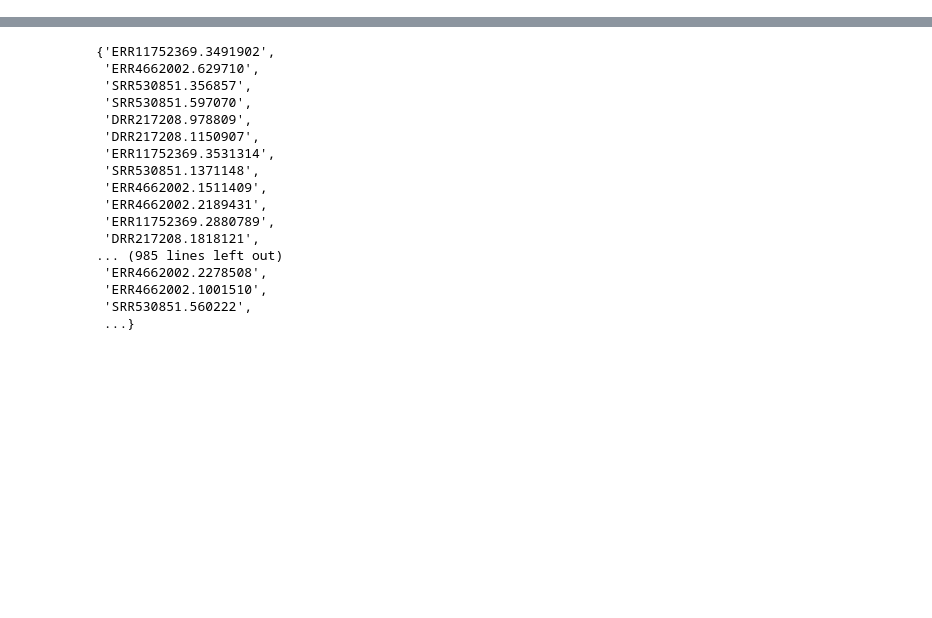
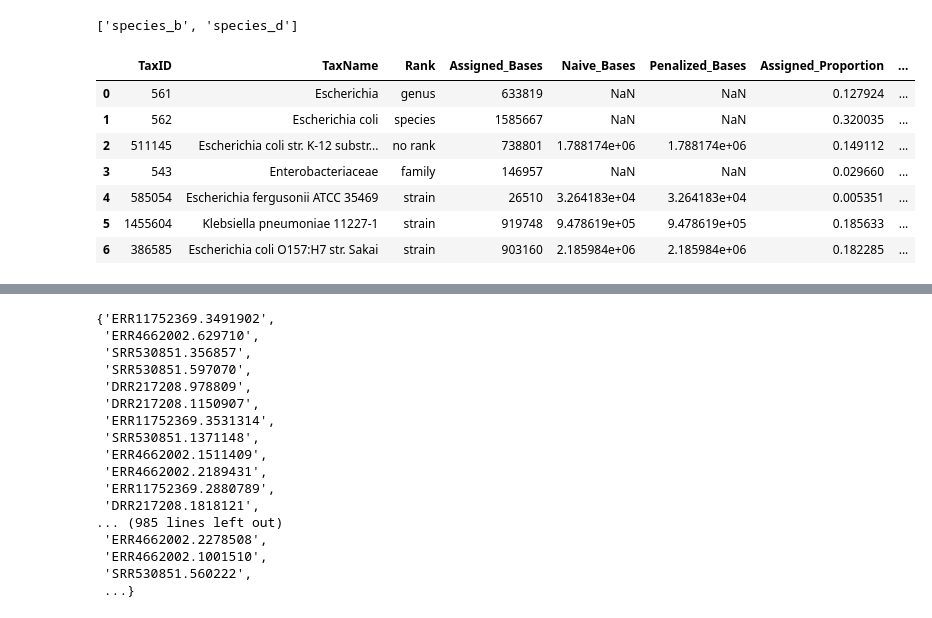
Before and after one commit to mistergroot/cladeaid, a Jupyter notebook: jupyter_notebooks/CladeAid.ipynb, the cells around one changed output, grey strips where cells are left out. Saved outputs shown, nothing was run; the diff lists cells and outputs as text; code cells hidden in the pictures; blank space fills up the shorter version.

```diff
--- a/jupyter_notebooks/CladeAid.ipynb
+++ b/jupyter_notebooks/CladeAid.ipynb
@@ -2,0 +44,4 @@ import pandas as pd
+# %%
+final_matrix.columns.tolist()
+# %% [output]
+['species_b', 'species_d']
@@ -2,0 +54,11 @@ import pandas as pd
+# %%
+tmp
+# %% [output]
+|  | TaxID | TaxName | Rank | Assigned_Bases | Naive_Bases | Penalized_Bases | Assigned_Proportion | ... |
+| 0 | 561 | Escherichia | genus | 633819 | NaN | NaN | 0.127924 | ... |
+| 1 | 562 | Escherichia coli | species | 1585667 | NaN | NaN | 0.320035 | ... |
+| 2 | 511145 | Escherichia coli str. K-12 substr... | no rank | 738801 | 1.788174e+06 | 1.788174e+06 | 0.149112 | ... |
+| 3 | 543 | Enterobacteriaceae | family | 146957 | NaN | NaN | 0.029660 | ... |
+| 4 | 585054 | Escherichia fergusonii ATCC 35469 | strain | 26510 | 3.264183e+04 | 3.264183e+04 | 0.005351 | ... |
+| 5 | 1455604 | Klebsiella pneumoniae 11227-1 | strain | 919748 | 9.478619e+05 | 9.478619e+05 | 0.185633 | ... |
+| 6 | 386585 | Escherichia coli O157:H7 str. Sakai | strain | 903160 | 2.185984e+06 | 2.185984e+06 | 0.182285 | ... |
```
Also changed, not shown: parts of 15 cells of this notebook.
